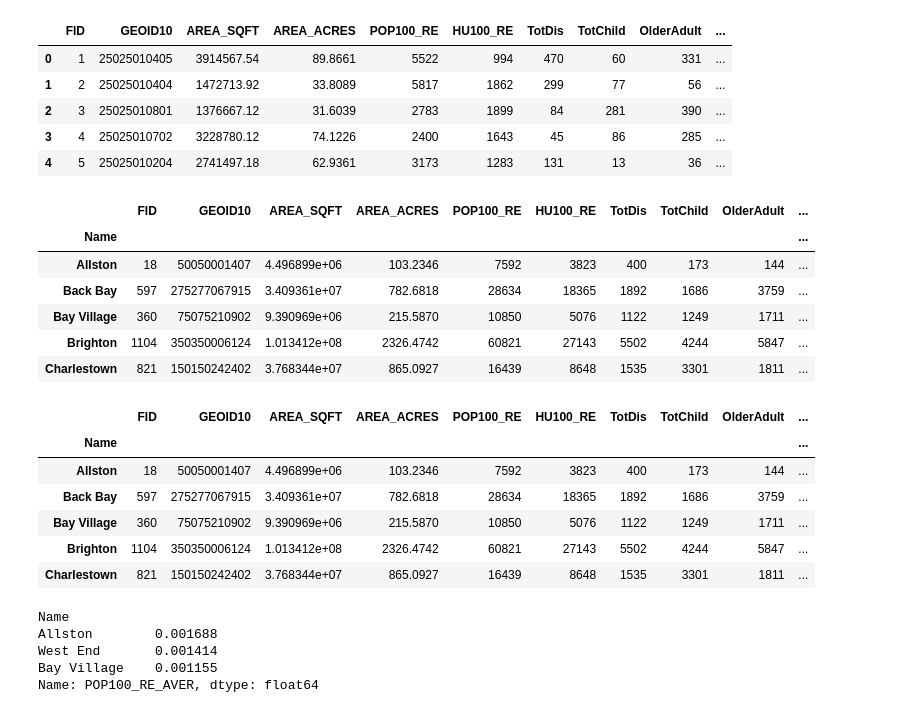
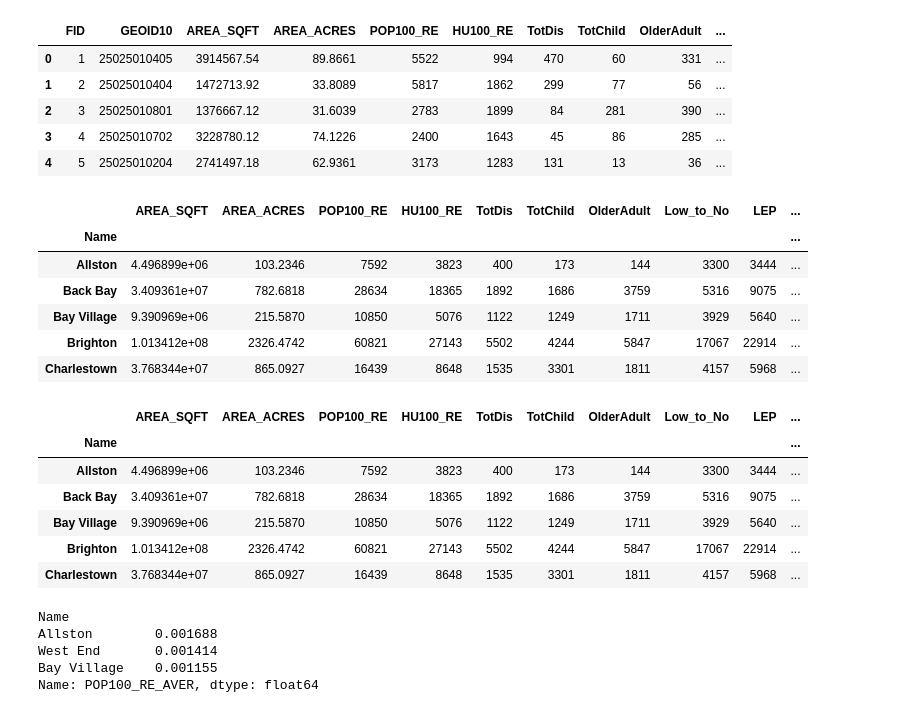
Before and after one commit to BU-Spark/ds-councilor-breadon-bad-landlords2, a Jupyter notebook: spring23-team-1/analysis/extension.ipynb, the cells around one changed output. Saved outputs shown, nothing was run; the diff lists cells and outputs as text; code cells hidden in the pictures.

```diff
--- a/spring23-team-1/analysis/extension.ipynb
+++ b/spring23-team-1/analysis/extension.ipynb
@@ -10,27 +18,30 @@ df.head()
 | 3 | 4 | 25025010702 | 3228780.12 | 74.1226 | 2400 | 1643 | 45 | 86 | 285 | ... |
 | 4 | 5 | 25025010204 | 2741497.18 | 62.9361 | 3173 | 1283 | 131 | 13 | 36 | ... |
 # %%
+name=df.groupby("Name").groups.keys()
 df2=df.groupby("Name").sum()
+df2=df2.drop(columns=["FID","GEOID10"])
 df2.head()
 # %% [output]
-|  | FID | GEOID10 | AREA_SQFT | AREA_ACRES | POP100_RE | HU100_RE | TotDis | TotChild | OlderAdult | ... |
+|  | AREA_SQFT | AREA_ACRES | POP100_RE | HU100_RE | TotDis | TotChild | OlderAdult | Low_to_No | LEP | ... |
 | Name |  |  |  |  |  |  |  |  |  | ... |
-| Allston | 18 | 50050001407 | 4.496899e+06 | 103.2346 | 7592 | 3823 | 400 | 173 | 144 | ... |
-| Back Bay | 597 | 275277067915 | 3.409361e+07 | 782.6818 | 28634 | 18365 | 1892 | 1686 | 3759 | ... |
-| Bay Village | 360 | 75075210902 | 9.390969e+06 | 215.5870 | 10850 | 5076 | 1122 | 1249 | 1711 | ... |
-| Brighton | 1104 | 350350006124 | 1.013412e+08 | 2326.4742 | 60821 | 27143 | 5502 | 4244 | 5847 | ... |
-| Charlestown | 821 | 150150242402 | 3.768344e+07 | 865.0927 | 16439 | 8648 | 1535 | 3301 | 1811 | ... |
+| Allston | 4.496899e+06 | 103.2346 | 7592 | 3823 | 400 | 173 | 144 | 3300 | 3444 | ... |
+| Back Bay | 3.409361e+07 | 782.6818 | 28634 | 18365 | 1892 | 1686 | 3759 | 5316 | 9075 | ... |
+| Bay Village | 9.390969e+06 | 215.5870 | 10850 | 5076 | 1122 | 1249 | 1711 | 3929 | 5640 | ... |
+| Brighton | 1.013412e+08 | 2326.4742 | 60821 | 27143 | 5502 | 4244 | 5847 | 17067 | 22914 | ... |
+| Charlestown | 3.768344e+07 | 865.0927 | 16439 | 8648 | 1535 | 3301 | 1811 | 4157 | 5968 | ... |
 # %%
 df2["POP100_RE_AVER"]=df2["POP100_RE"]/df2["AREA_SQFT"]
+
 df2.head()
 # %% [output]
-|  | FID | GEOID10 | AREA_SQFT | AREA_ACRES | POP100_RE | HU100_RE | TotDis | TotChild | OlderAdult | ... |
+|  | AREA_SQFT | AREA_ACRES | POP100_RE | HU100_RE | TotDis | TotChild | OlderAdult | Low_to_No | LEP | ... |
 | Name |  |  |  |  |  |  |  |  |  | ... |
-| Allston | 18 | 50050001407 | 4.496899e+06 | 103.2346 | 7592 | 3823 | 400 | 173 | 144 | ... |
-| Back Bay | 597 | 275277067915 | 3.409361e+07 | 782.6818 | 28634 | 18365 | 1892 | 1686 | 3759 | ... |
-| Bay Village | 360 | 75075210902 | 9.390969e+06 | 215.5870 | 10850 | 5076 | 1122 | 1249 | 1711 | ... |
-| Brighton | 1104 | 350350006124 | 1.013412e+08 | 2326.4742 | 60821 | 27143 | 5502 | 4244 | 5847 | ... |
-| Charlestown | 821 | 150150242402 | 3.768344e+07 | 865.0927 | 16439 | 8648 | 1535 | 3301 | 1811 | ... |
+| Allston | 4.496899e+06 | 103.2346 | 7592 | 3823 | 400 | 173 | 144 | 3300 | 3444 | ... |
+| Back Bay | 3.409361e+07 | 782.6818 | 28634 | 18365 | 1892 | 1686 | 3759 | 5316 | 9075 | ... |
+| Bay Village | 9.390969e+06 | 215.5870 | 10850 | 5076 | 1122 | 1249 | 1711 | 3929 | 5640 | ... |
+| Brighton | 1.013412e+08 | 2326.4742 | 60821 | 27143 | 5502 | 4244 | 5847 | 17067 | 22914 | ... |
+| Charlestown | 3.768344e+07 | 865.0927 | 16439 | 8648 | 1535 | 3301 | 1811 | 4157 | 5968 | ... |
 # %%
 df2["POP100_RE_AVER"].nlargest(3)
 # %% [output]
```
Also changed, not shown: parts of 18 cells of this notebook, 8 other files.
